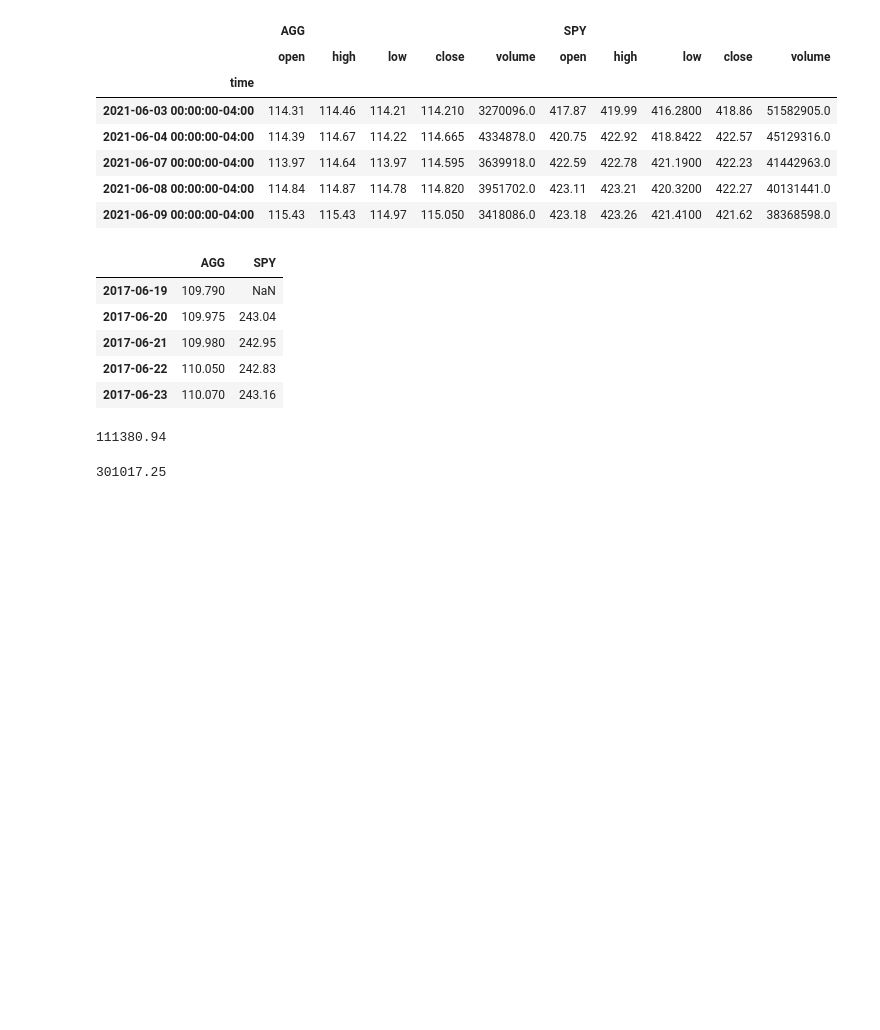
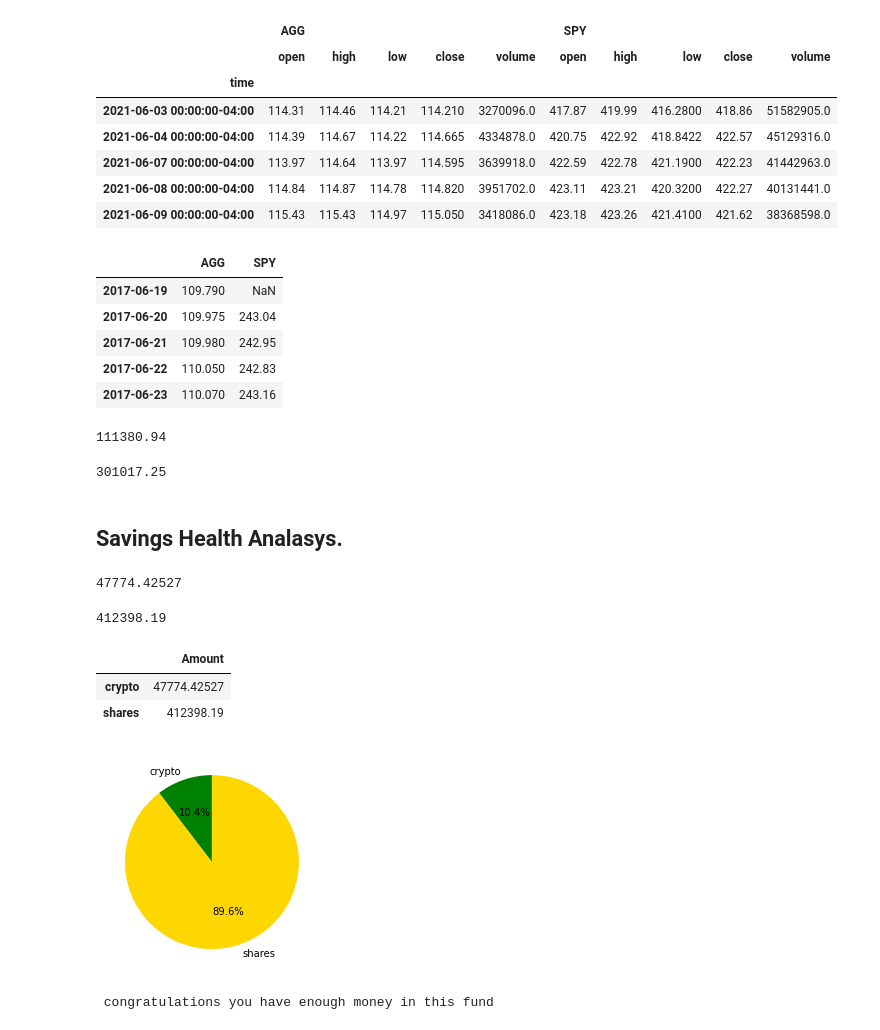
Before and after one commit to Jovan671/Unit_05_Assignment_Api, a Jupyter notebook: main.ipynb, the cells around one changed output. Drawn from its saved outputs; the diff is of its cells as text; code cells hidden in the pictures; blank space fills up the shorter version.

```diff
--- a/main.ipynb
+++ b/main.ipynb
@@ -131,3 +151,5 @@ closing_AGG.round(2)
 closing_SPY.round(2)
 # %% [output]
 301017.25
+# %% [markdown]
+## Savings Health Analasys.
@@ -133,0 +160,39 @@ closing_SPY.round(2)
+# %%
+# calculate sum of crypto and shares
+
+crypto_sum = (btc_response['data']['1']['quotes']['CAD']['price'])+(eth_response["data"]["1027"]["quotes"]["CAD"]["price"])
+crypto_sum
+# %% [output]
+47774.42527
+# %%
+shares_sum = (closing_AGG.round(2))+(closing_SPY.round(2))
+shares_sum
+# %% [output]
+412398.19
+# %%
+# initialise data of lists.
+data = {"Amount":["47774.42527", "412398.19"]
+        }
+
+# Creates pandas DataFrame.
+df_savings = pd.DataFrame(data, index =["crypto",
+                               "shares"])
+
+# print the data
+df_savings
+# %% [output]
+|  | Amount |
+| crypto | 47774.42527 |
+| shares | 412398.19 |
+# %%
+# plotting a pie chart
+
+import matplotlib.pyplot as plt
+import numpy as np
+
+labels = df_savings.index
+colors = [ "green", "gold"]
+plt.pie(df_savings["Amount"], labels= labels, colors=colors, startangle=90, autopct='%.1f%%')
+plt.show()
+# %% [output]
+[figure, added]
@@ -133,0 +203,16 @@ closing_SPY.round(2)
+# %%
+# print conditional statements
+
+crypto_savings = 48305.173345
+shares_savings = 412398.19
+
+a = 200
+b = 33
+if crypto_savings > emergency_fund:
+  print(" congratulations you have enough money in this fund")
+elif emergeycy_fund == crypto_savings:
+  print("congratulations you have reached your financial goals")
+else:
+  print("you are almost at yor financial goal you only need")
+# %% [output]
+ congratulations you have enough money in this fund
```
Also changed, not shown: parts of 24 cells of this notebook, 3 other files.
